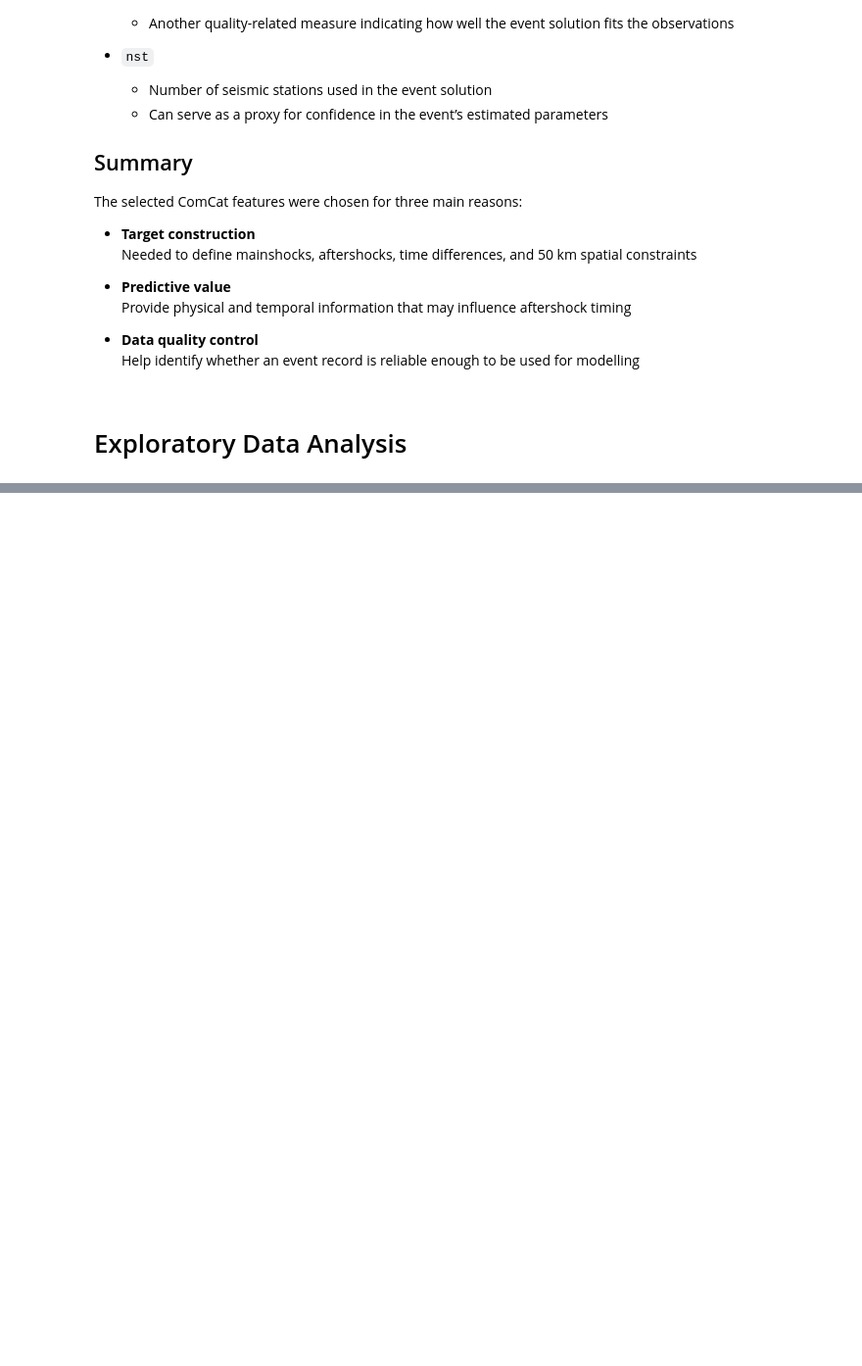
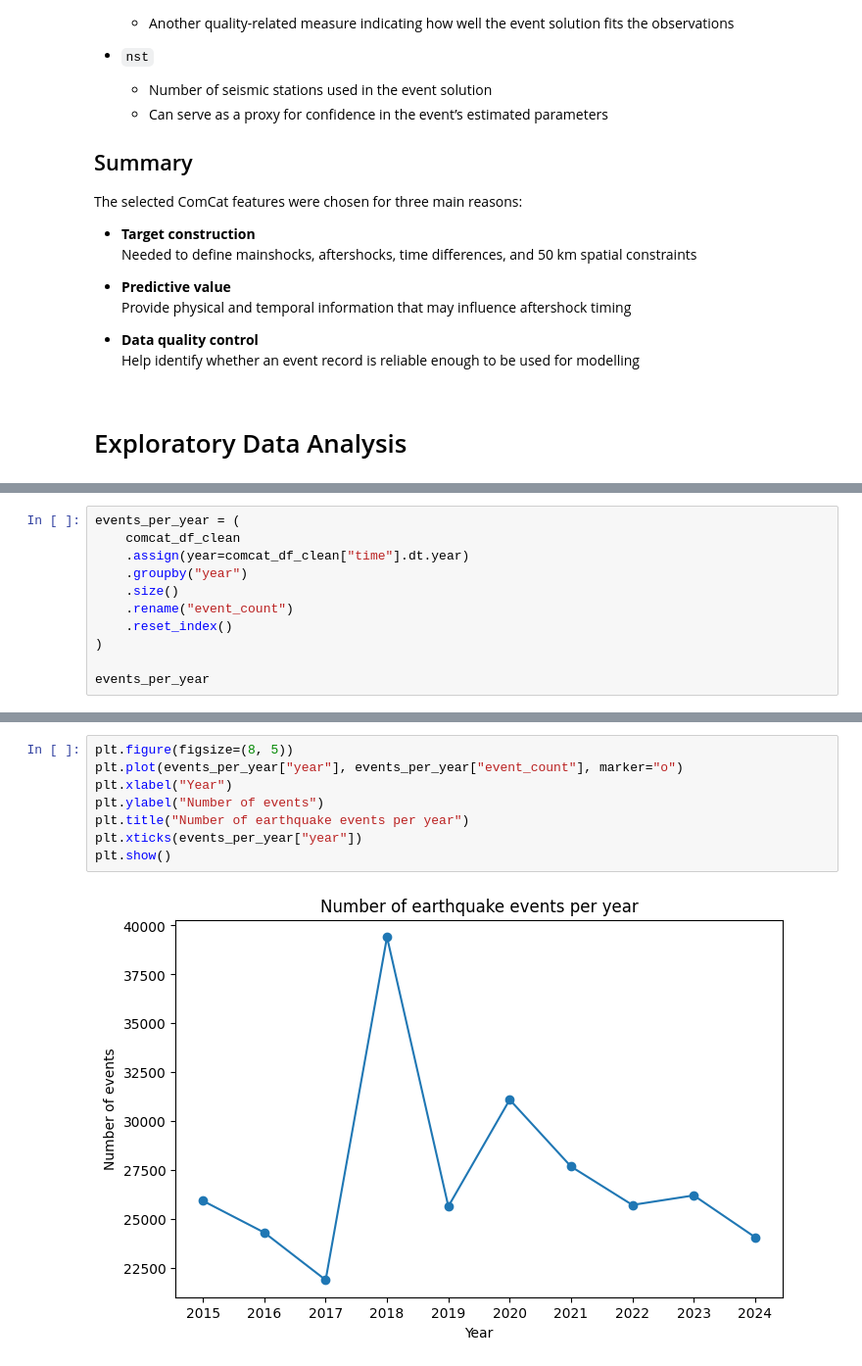
Before and after one commit to GynnYeo/CDS_Group10, a Jupyter notebook: ComCat.ipynb, the cells around one changed output, grey strips where cells are left out. Shown at 98% size. Drawn from its saved outputs; the diff is of its cells as text; blank space fills up the shorter version.

```diff
--- a/ComCat.ipynb
+++ b/ComCat.ipynb
@@ -733,0 +1019,11 @@ comcat_df_2015_2024 = pd.read_parquet('data/processed/comcat_2015_2024.parquet')
+# %%
+events_per_year = (
+    comcat_df_clean
+    .assign(year=comcat_df_clean["time"].dt.year)
+    .groupby("year")
+    .size()
+    .rename("event_count")
+    .reset_index()
+)
+
+events_per_year
@@ -733,0 +1042,10 @@ comcat_df_2015_2024 = pd.read_parquet('data/processed/comcat_2015_2024.parquet')
+# %%
+plt.figure(figsize=(8, 5))
+plt.plot(events_per_year["year"], events_per_year["event_count"], marker="o")
+plt.xlabel("Year")
+plt.ylabel("Number of events")
+plt.title("Number of earthquake events per year")
+plt.xticks(events_per_year["year"])
+plt.show()
+# %% [output]
+[figure, added]
```
Also changed, not shown: parts of 93 cells of this notebook.
